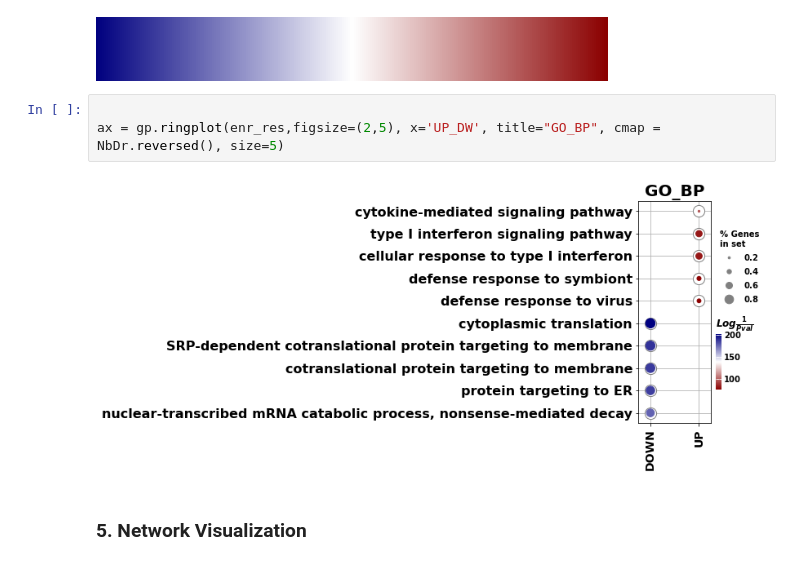
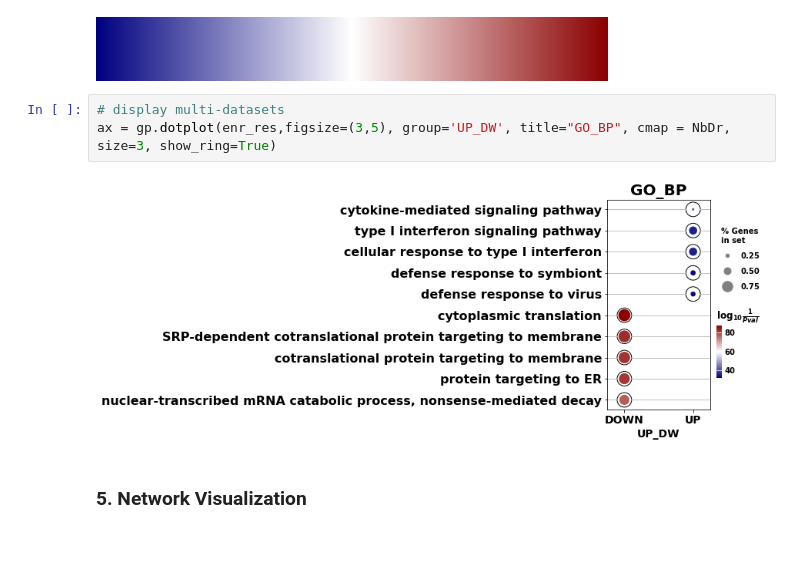
Before and after one commit to zqfang/GSEApy, a Jupyter notebook: docs/singlecell_example.ipynb, the cells around one changed output. Saved outputs shown, nothing was run; the diff lists cells and outputs as text.

```diff
--- a/docs/singlecell_example.ipynb
+++ b/docs/singlecell_example.ipynb
@@ -233,10 +236,10 @@ NbDr
 # %% [output]
 [figure]
 # %%
-
-ax = gp.ringplot(enr_res,figsize=(2,5), x='UP_DW', title="GO_BP", cmap = NbDr.reversed(), size=5)
+# display multi-datasets
+ax = gp.dotplot(enr_res,figsize=(3,5), group='UP_DW', title="GO_BP", cmap = NbDr, size=3, show_ring=True)
 # %% [output]
-[figure, old version]
+[figure, new version]
 # %% [markdown]
 ### 5. Network Visualization
 # %%
```
Also changed, not shown: parts of 18 cells of this notebook, 3 other files.
